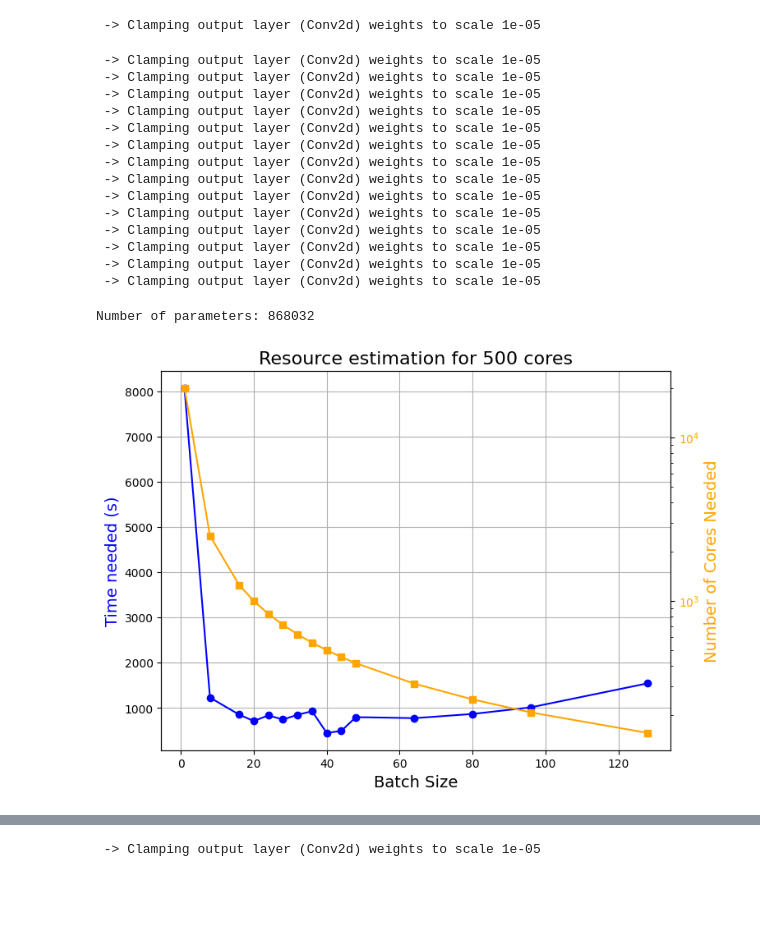
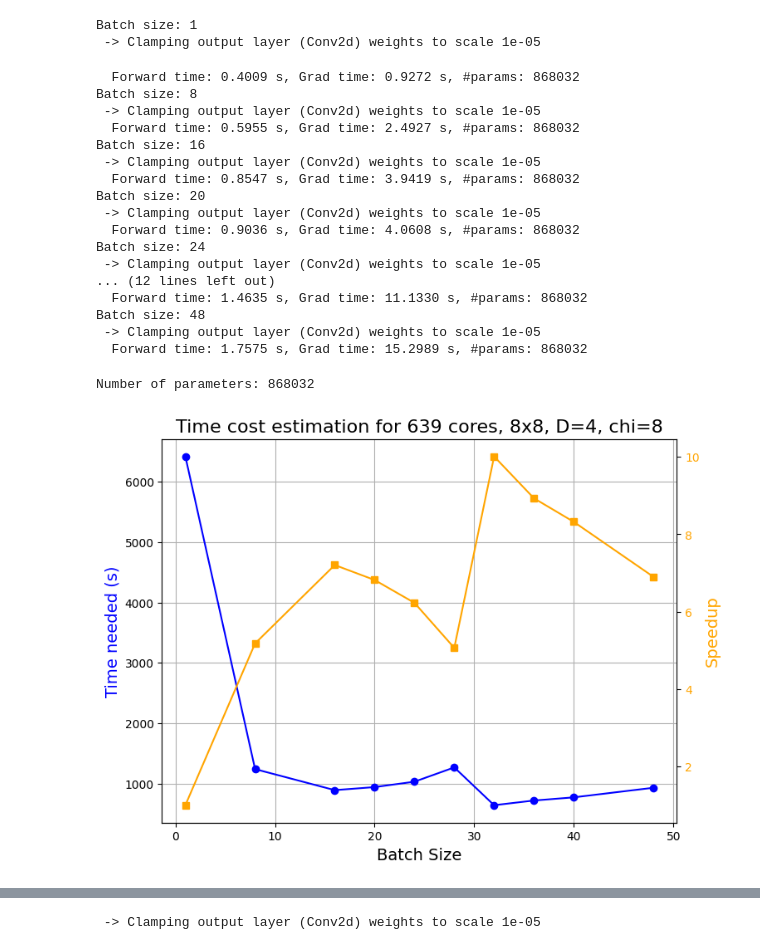
Before and after one commit to sjdu10/vmc_torch, a Jupyter notebook: vmc_torch/experiment/vmap/_TEST_model.ipynb, the cells around one changed output, grey strips where cells are left out. Saved outputs shown, nothing was run; the diff lists cells and outputs as text; code cells hidden in the pictures; blank space fills up the shorter version.

```diff
--- a/vmc_torch/experiment/vmap/_TEST_model.ipynb
+++ b/vmc_torch/experiment/vmap/_TEST_model.ipynb
@@ -1,7 +1,7 @@
 # %%
 import os
 os.environ["OPENBLAS_NUM_THREADS"] = '1'
-os.environ['MKL_NUM_THREADS'] = '2'
+os.environ['MKL_NUM_THREADS'] = '1'
 os.environ["OMP_NUM_THREADS"] = '1'
 from vmap_utils import random_initial_config, compute_grads, sample_next, evaluate_energy
 from vmap_models import Transformer_fPEPS_Model_Conv2d, Transformer_fPEPS_Model, Transformer_fPEPS_Model_GlobalMLP
@@ -16,7 +16,7 @@ import torch
 Lx = 8
 Ly = 8
 nsites = Lx * Ly
-D = 8
+D = 4
 seed = 42
 flat = True
 
@@ -65,7 +65,7 @@ H = spinful_Fermi_Hubbard_square_lattice_torch(
 # %%
 # Prepare initial samples
 # batchsize per rank
-B_list = [1, 8, 16, 20, 24, 28, 32, 36, 40, 44, 48,  64, 80,  96, 128]
+B_list = [1, 8, 16, 20, 24, 28, 32, 36, 40, 48]
 time_list = []
 grad_time_list = []
 
@@ -74,9 +74,10 @@ for B in B_list:
     for _ in range(B):
         fxs.append(random_initial_config(N_f, nsites))
     fxs = torch.stack(fxs, dim=0)
+    print(f"Batch size: {B}")
     model = Transformer_fPEPS_Model_Conv2d(
         tn=peps,
-        max_bond=D,
+        max_bond=2*D,
         nn_eta=1,
         nn_hidden_dim=peps.nsites,
         embed_dim=16,
@@ -108,22 +109,27 @@ for B in B_list:
     t2 = time.time()
     time_list.append((t1-t0))
     grad_time_list.append((t2-t1))
+    print(f"  Forward time: {t1-t0:.4f} s, Grad time: {t2-t1:.4f} s, #params: {nparams}")
 # %% [output]
+Batch size: 1
  -> Clamping output layer (Conv2d) weights to scale 1e-05
+  Forward time: 0.4009 s, Grad time: 0.9272 s, #params: 868032
+Batch size: 8
  -> Clamping output layer (Conv2d) weights to scale 1e-05
+  Forward time: 0.5955 s, Grad time: 2.4927 s, #params: 868032
+Batch size: 16
  -> Clamping output layer (Conv2d) weights to scale 1e-05
+  Forward time: 0.8547 s, Grad time: 3.9419 s, #params: 868032
+Batch size: 20
  -> Clamping output layer (Conv2d) weights to scale 1e-05
+  Forward time: 0.9036 s, Grad time: 4.0608 s, #params: 868032
+Batch size: 24
  -> Clamping output layer (Conv2d) weights to scale 1e-05
+... (12 lines left out)
+  Forward time: 1.4635 s, Grad time: 11.1330 s, #params: 868032
+Batch size: 48
  -> Clamping output layer (Conv2d) weights to scale 1e-05
- -> Clamping output layer (Conv2d) weights to scale 1e-05
- -> Clamping output layer (Conv2d) weights to scale 1e-05
- -> Clamping output layer (Conv2d) weights to scale 1e-05
- -> Clamping output layer (Conv2d) weights to scale 1e-05
- -> Clamping output layer (Conv2d) weights to scale 1e-05
- -> Clamping output layer (Conv2d) weights to scale 1e-05
- -> Clamping output layer (Conv2d) weights to scale 1e-05
- -> Clamping output layer (Conv2d) weights to scale 1e-05
- -> Clamping output layer (Conv2d) weights to scale 1e-05
+  Forward time: 1.7575 s, Grad time: 15.2989 s, #params: 868032
 # %%
 n_prams = sum(p.numel() for p in model.parameters())
 print(f'Number of parameters: {n_prams}')
@@ -133,42 +139,42 @@ Number of parameters: 868032
 # assuming we have 1000 cores fixed, calculate time needed to get 20000 samples for each batch size
 # and plot
 # note that each core needs to at least run 1 MC step, so there is a minimum time per batch size - increasing batch size does not unlimitedly reduce time
-fixed_cores = 500
+fixed_cores = 639
 # asume we need 20000 samples in total
 sample_size = 20000
-# calculate how much cores we need for each batch size, assuming doing only 1 step of MC sampling
-num_cores_list = [sample_size // B for B in B_list]
+# # calculate how much cores we need for each batch size, assuming doing only 1 step of MC sampling
+# num_cores_list = [sample_size // B for B in B_list]
 
 samples_per_core = sample_size // fixed_cores
 adjusted_time_list = []
 mc_steps_needed_list = []
 for i, B in enumerate(B_list):
     mc_steps_needed = (samples_per_core + B - 1) // B  # ceiling division
     mc_steps_needed_list.append(mc_steps_needed)
     adjusted_time = time_list[i] * mc_steps_needed * 4 * nsites + grad_time_list[i] * mc_steps_needed
     adjusted_time_list.append(adjusted_time*2)
 actual_samples_per_core = [B*((sample_size // fixed_cores + B - 1) // B) for B in B_list]
 actual_total_samples = [(sample_size // B + 1) * B for B in B_list]
 
 # plot
 import matplotlib.pyplot as plt
 fig, ax = plt.subplots(figsize=(8,6))
 ax.plot(B_list, adjusted_time_list, marker='o', color='blue')
 ax.set_xlabel('Batch Size', fontsize=14)
 ax.set_ylabel('Time needed (s)', fontsize=14, color='blue')
-ax.set_title(f'Resource estimation for {fixed_cores} cores', fontsize=16)
+ax.set_title(f'Time cost estimation for {fixed_cores} cores, {Lx}x{Ly}, D={D}, chi={model.chi}', fontsize=16)
 ax.grid(True)
-# plot number of cores on right y axis
+# plot speedup compare to using only B=1
 ax2 = ax.twinx()
-ax2.plot(B_list, num_cores_list, color='orange', marker='s')
-ax2.set_ylabel('Number of Cores Needed', color='orange', fontsize=14)
+ax2.plot(B_list, [adjusted_time_list[0]/t for t in adjusted_time_list], color='orange', marker='s')
+ax2.set_ylabel('Speedup', color='orange', fontsize=14)
 ax2.tick_params(axis='y', labelcolor='orange')
-ax2.set_yscale('log')
+# ax2.set_yscale('log')
 
 # plt.xticks(B_list)
 plt.savefig(f'./data/fPEPS_Transformer_batchsize_vs_time_{Lx}x{Ly}_D={D}_chi={model.chi}.png', dpi=300)
 # %% [output]
-[figure, old version]
+[figure, new version]
 # %%
 # Define column widths
 w1, w2, w3, w4, w5 = 6, 25, 18, 20, 15
```
Also changed, not shown: parts of 2 cells of this notebook, 2 other files.
